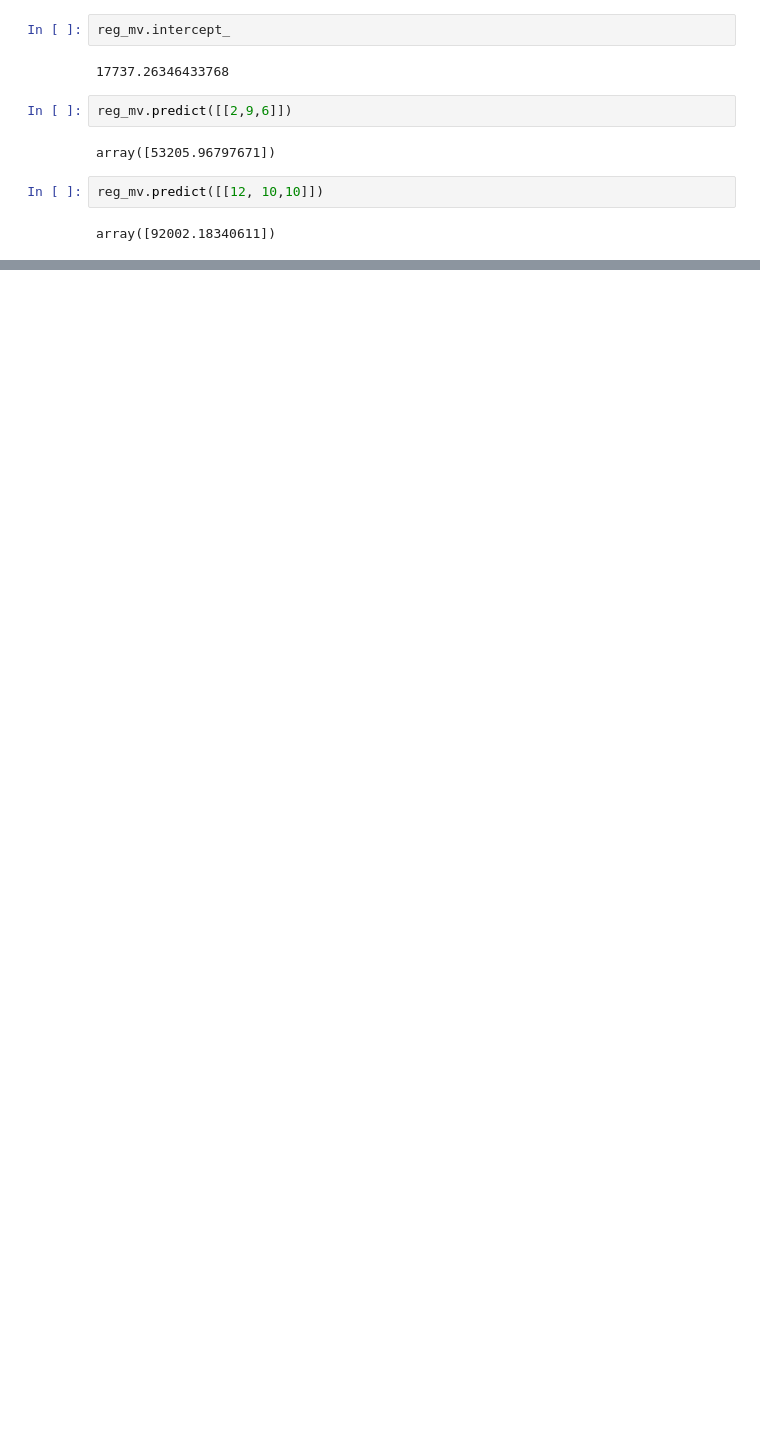
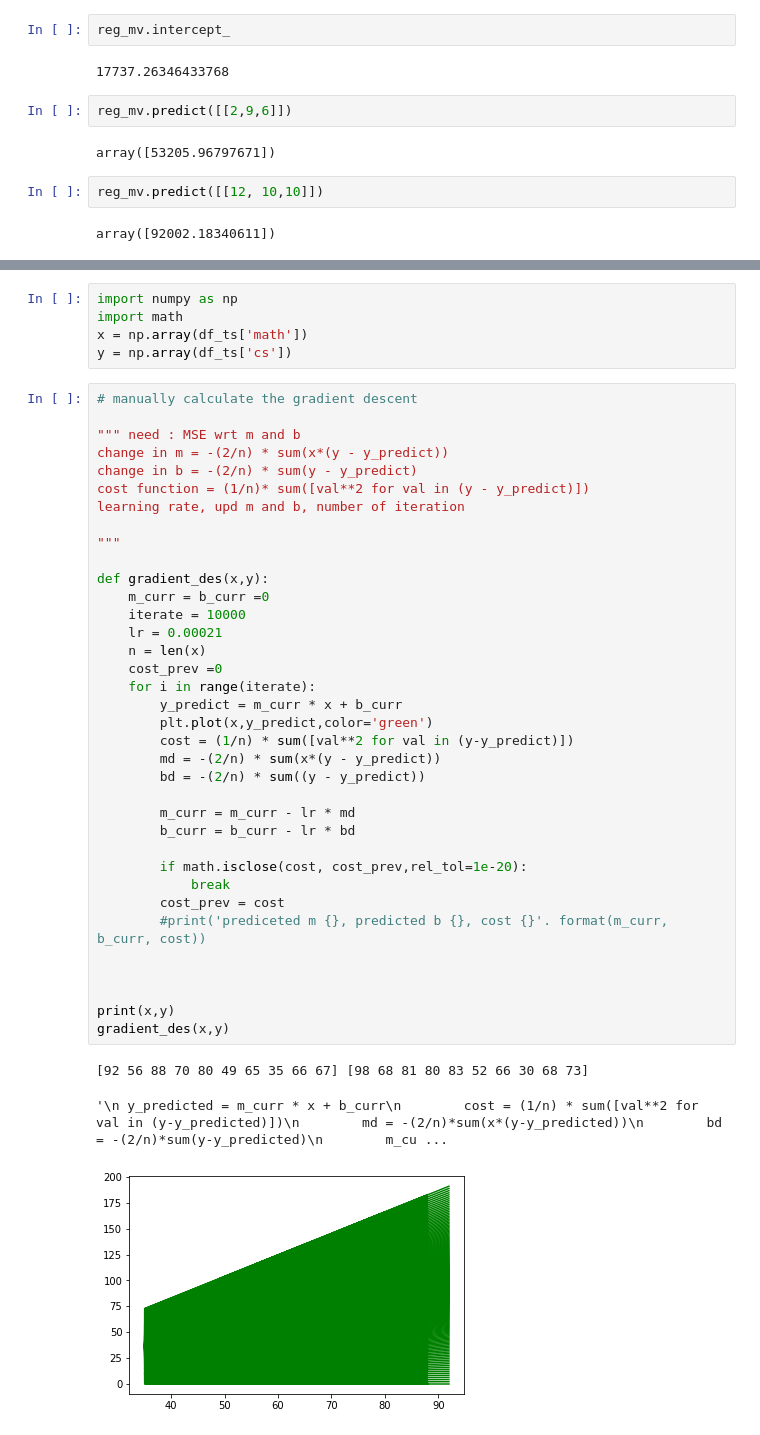
Before and after one commit to Ramesh-KumarGO/Python_hands_on, a Jupyter notebook: ML_Linear model.ipynb, the cells around one changed output, grey strips where cells are left out. Drawn from its saved outputs; the diff is of its cells as text; blank space fills up the shorter version.

```diff
--- a/ML_Linear model.ipynb
+++ b/ML_Linear model.ipynb
@@ -125,0 +181,45 @@ array([92002.18340611])
+# %%
+import numpy as np
+import math
+x = np.array(df_ts['math'])
+y = np.array(df_ts['cs'])
+# %%
+# manually calculate the gradient descent
+
+""" need : MSE wrt m and b
+change in m = -(2/n) * sum(x*(y - y_predict))
+change in b = -(2/n) * sum(y - y_predict)
+cost function = (1/n)* sum([val**2 for val in (y - y_predict)])
+learning rate, upd m and b, number of iteration
+
+"""
+
+def gradient_des(x,y):
+    m_curr = b_curr =0
+    iterate = 10000
+    lr = 0.00021
+    n = len(x)
+    cost_prev =0
+    for i in range(iterate):
+        y_predict = m_curr * x + b_curr
+        plt.plot(x,y_predict,color='green')
+        cost = (1/n) * sum([val**2 for val in (y-y_predict)])
+        md = -(2/n) * sum(x*(y - y_predict))
+        bd = -(2/n) * sum((y - y_predict))
+
+        m_curr = m_curr - lr * md
+        b_curr = b_curr - lr * bd
+
+        if math.isclose(cost, cost_prev,rel_tol=1e-20):
+            break
+        cost_prev = cost
+        #print('prediceted m {}, predicted b {}, cost {}'. format(m_curr, b_curr, cost))
+
+
+
+print(x,y)
+gradient_des(x,y)
+# %% [output]
+[92 56 88 70 80 49 65 35 66 67] [98 68 81 80 83 52 66 30 68 73]
+'\n y_predicted = m_curr * x + b_curr\n        cost = (1/n) * sum([val**2 for val in (y-y_predicted)])\n        md = -(2/n)*sum(x*(y-y_predicted))\n        bd = -(2/n)*sum(y-y_predicted)\n        m_cu ...
+[figure, added]
```
Also changed, not shown: parts of 10 cells of this notebook.
